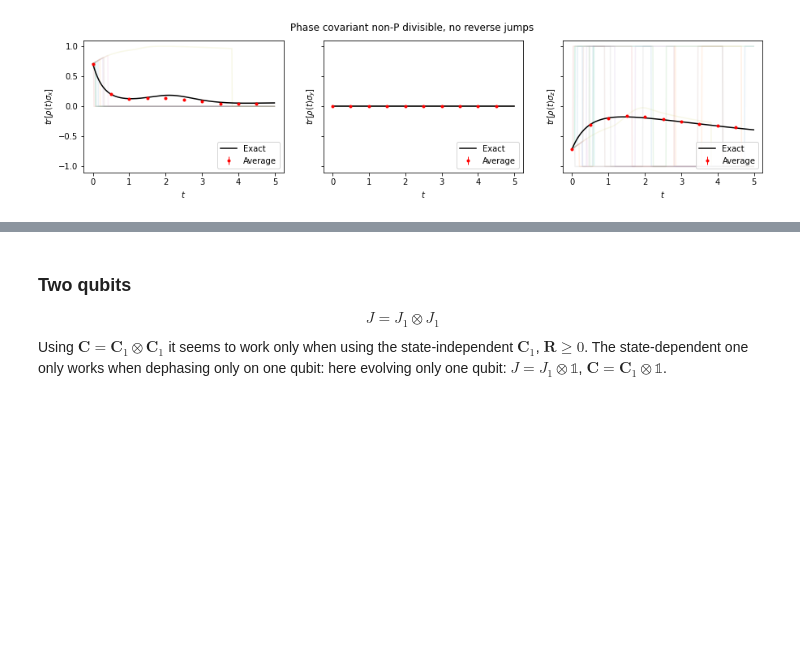
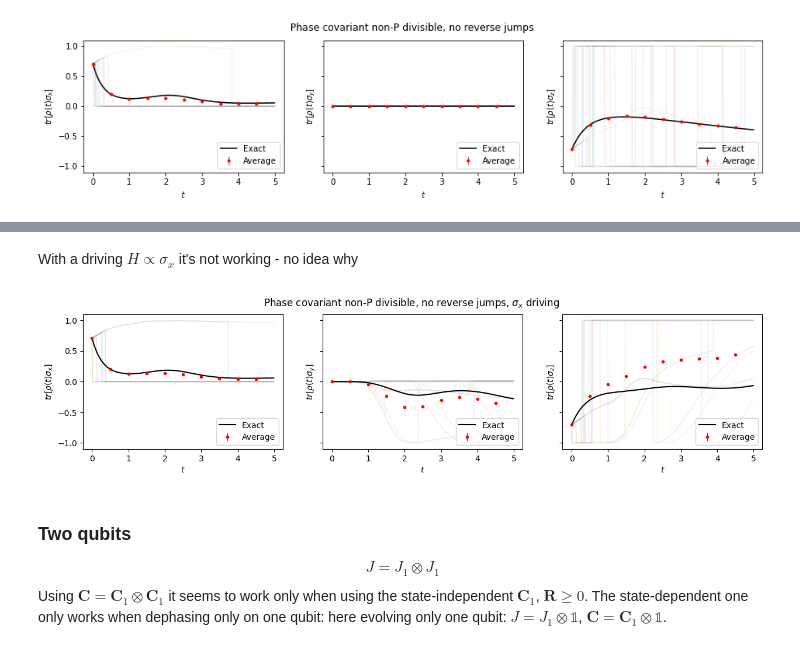
Before and after one commit to federicoSettimo/ROQJ, a Jupyter notebook: Examples/Phase covariant.ipynb, the cells around one changed output, grey strips where cells are left out. Drawn from its saved outputs; the diff is of its cells as text; code cells hidden in the pictures; blank space fills up the shorter version.

```diff
--- a/Examples/Phase covariant.ipynb
+++ b/Examples/Phase covariant.ipynb
@@ -248,3 +254,9 @@ plot("Phase covariant non-P divisible, no reverse jumps")
+# %% [markdown]
+With a driving $H\propto\sigma_x$ it's not working - no idea why
+# %%
+plot("Phase covariant non-P divisible, no reverse jumps, $\sigma_x$ driving")
+# %% [output]
+[figure, added]
 # %% [markdown]
 ### Two qubits
 $$J = J_1\otimes J_1$$Using $\mathbf C = \mathbf C_1\otimes\mathbf C_1$ it seems to work only when using the state-independent $\mathbf C_1$, $\mathbf R\ge0$. The state-dependent one only works when dephasing only on one qubit: here evolving only one qubit: $J = J_1\otimes\mathbb 1$, $\mathbf C = \mathbf C_1\otimes\mathbb 1$.
```
Also changed, not shown: parts of 2 cells of this notebook, 2 other files.
